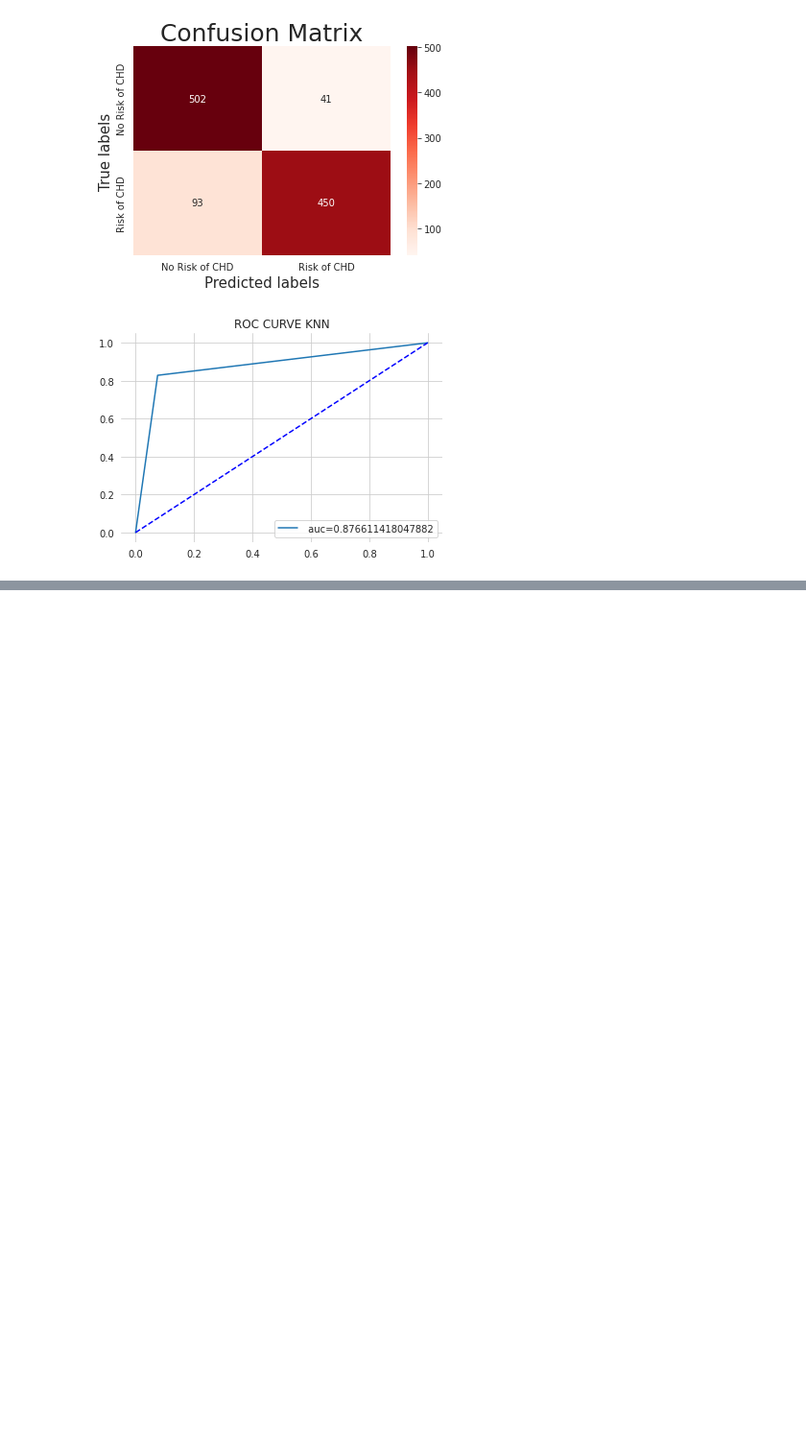
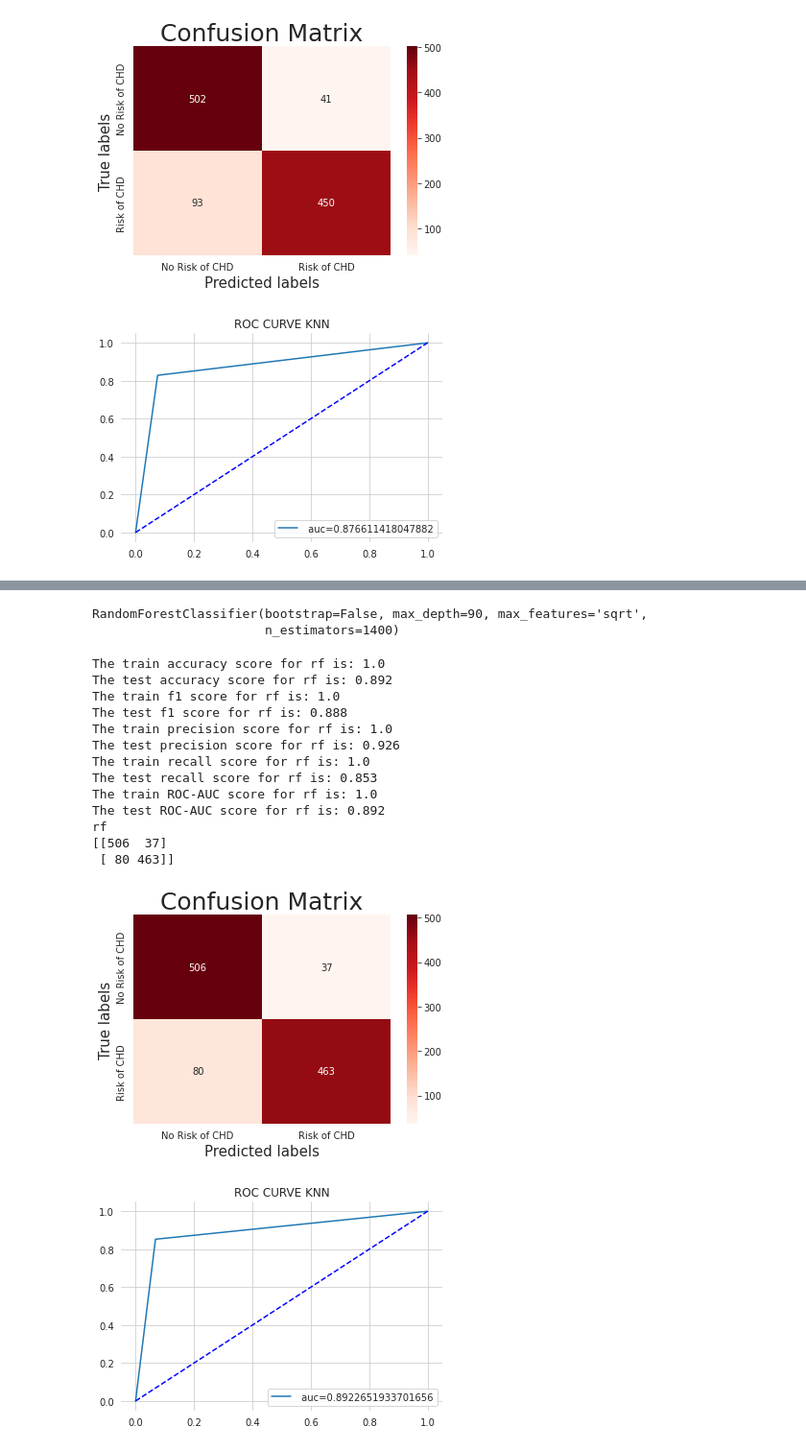
Before and after one commit to ParthSharma1197/Capstone-Project-Cardiovascular-Risk-Prediction, a Jupyter notebook: PARTH_SHARMA_Cardiovascular_Risk_Prediction_Capstone_Project.ipynb, the cells around one changed output, grey strips where cells are left out. Shown at 96% size. Cells and saved outputs as stored; diff of their text form; code cells hidden in the pictures; blank space fills up the shorter version.

```diff
--- a/PARTH_SHARMA_Cardiovascular_Risk_Prediction_Capstone_Project.ipynb
+++ b/PARTH_SHARMA_Cardiovascular_Risk_Prediction_Capstone_Project.ipynb
@@ -1454,0 +1669,17 @@ metrics_df=metrics_df.append(met_dict,ignore_index=True)
+# %%
+# Use the random grid to search for best hyperparameters
+# Creating the base model to tune
+rf = RandomForestClassifier()
+
+# Random search of parameters, using 3 fold cross validation,
+# search across 100 different combinations, and use all available cores
+rf_random = RandomizedSearchCV(estimator = rf,
+                               param_distributions = random_grid,
+                               n_iter = 100,
+                               cv = 3,
+                               verbose=2,
+                               random_state=7,
+                               n_jobs = -1)
+
+# Fit the random search model
+rf_random.fit(X_train_scaled,y_train)
@@ -1454,0 +1701,34 @@ metrics_df=metrics_df.append(met_dict,ignore_index=True)
+# %%
+rf_hyper = rf_random.best_estimator_
+# Fit the model to the train data set
+rf_hyper.fit(X_train_scaled,y_train)
+# %% [output]
+RandomForestClassifier(bootstrap=False, max_depth=90, max_features='sqrt',
+                       n_estimators=1400)
+# %%
+#predict using the train set
+rf_pred_train=rf_hyper.predict(X_train_scaled)
+#predict using the test set
+rf_pred_test = rf_hyper.predict(X_test_scaled)
+# %%
+#Calcutating all the classification metrics using the function
+classification_metrics_test('rf',rf_pred_train,rf_pred_test)
+
+#Getting the confusion matrix and the ROC-AUC curve for the LGBM
+confusion_mat("rf",rf_pred_test)
+# %% [output]
+The train accuracy score for rf is: 1.0
+The test accuracy score for rf is: 0.892
+The train f1 score for rf is: 1.0
+The test f1 score for rf is: 0.888
+The train precision score for rf is: 1.0
+The test precision score for rf is: 0.926
+The train recall score for rf is: 1.0
+The test recall score for rf is: 0.853
+The train ROC-AUC score for rf is: 1.0
+The test ROC-AUC score for rf is: 0.892
+rf
+[[506  37]
+ [ 80 463]]
+[figure, added]
+[figure, added]
```
Also changed, not shown: parts of 46 cells of this notebook.
